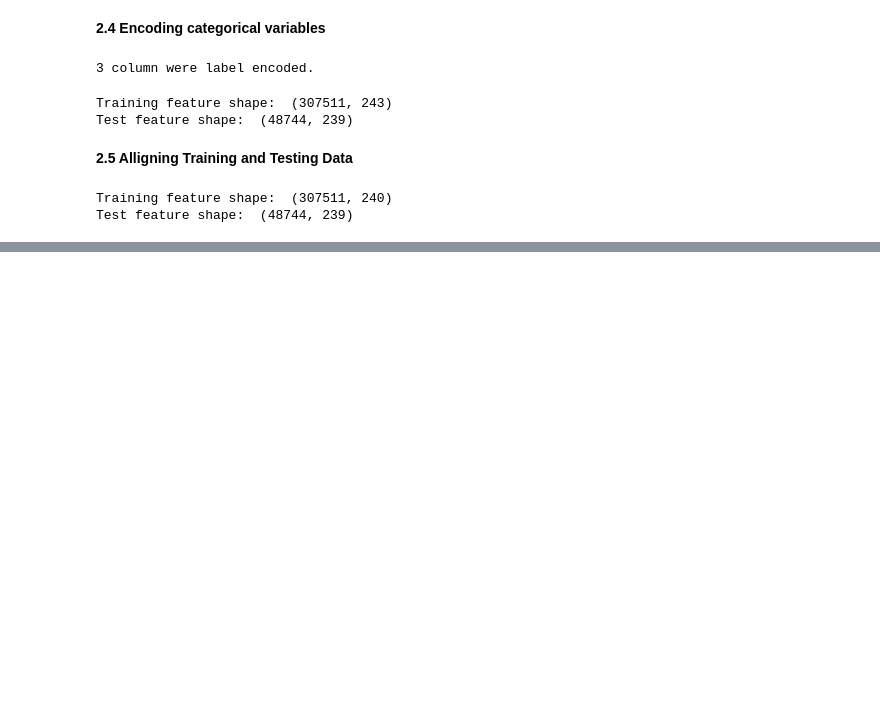
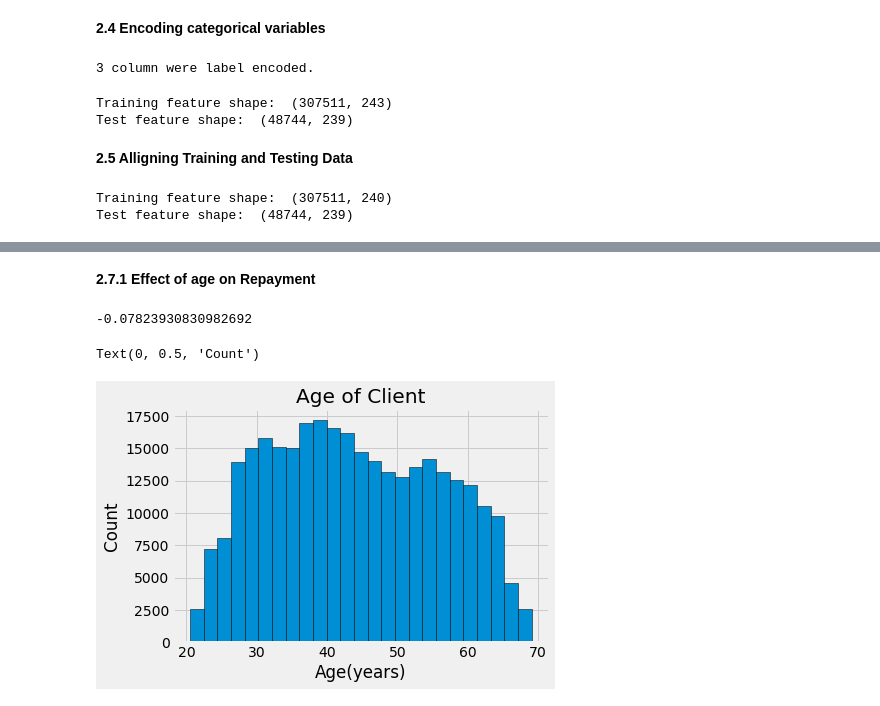
Before and after one commit to Zaman32/random, a Jupyter notebook: home_credit_competition.ipynb, the cells around one changed output, grey strips where cells are left out. Saved outputs shown, nothing was run; the diff lists cells and outputs as text; code cells hidden in the pictures; blank space fills up the shorter version.

```diff
--- a/home_credit_competition.ipynb
+++ b/home_credit_competition.ipynb
@@ -239,0 +343,20 @@ Test feature shape:  (48744, 239)
+# %% [markdown]
+**2.7.1 Effect of age on Repayment**
+# %%
+app_train['DAYS_BIRTH'] = abs(app_train['DAYS_BIRTH'])
+app_train['DAYS_BIRTH'].corr(app_train['TARGET'])
+# %% [output]
+-0.07823930830982692
+# %%
+# Set the style of plots
+plt.style.use('fivethirtyeight')
+
+# Plot the distribution of ages in years
+plt.hist(app_train['DAYS_BIRTH']/365, edgecolor='k', bins=25)
+
+plt.title('Age of Client')
+plt.xlabel('Age(years)')
+plt.ylabel('Count')
+# %% [output]
+Text(0, 0.5, 'Count')
+[figure, added]
```
Also changed, not shown: parts of 28 cells of this notebook.
